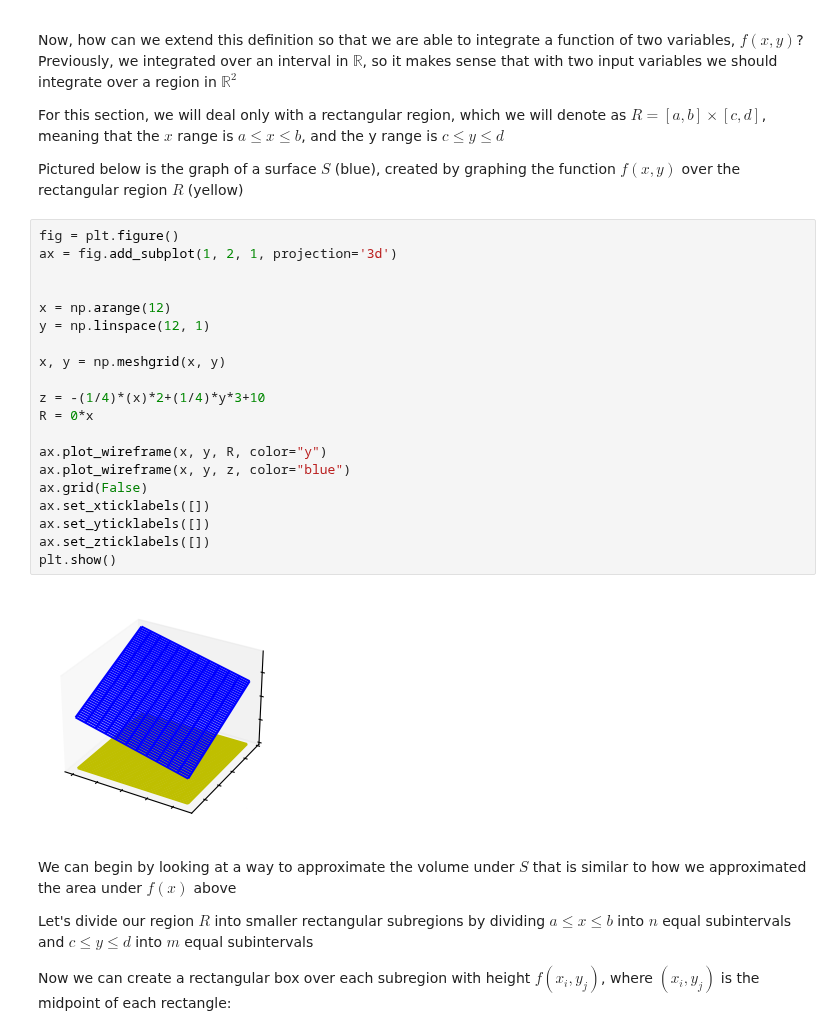
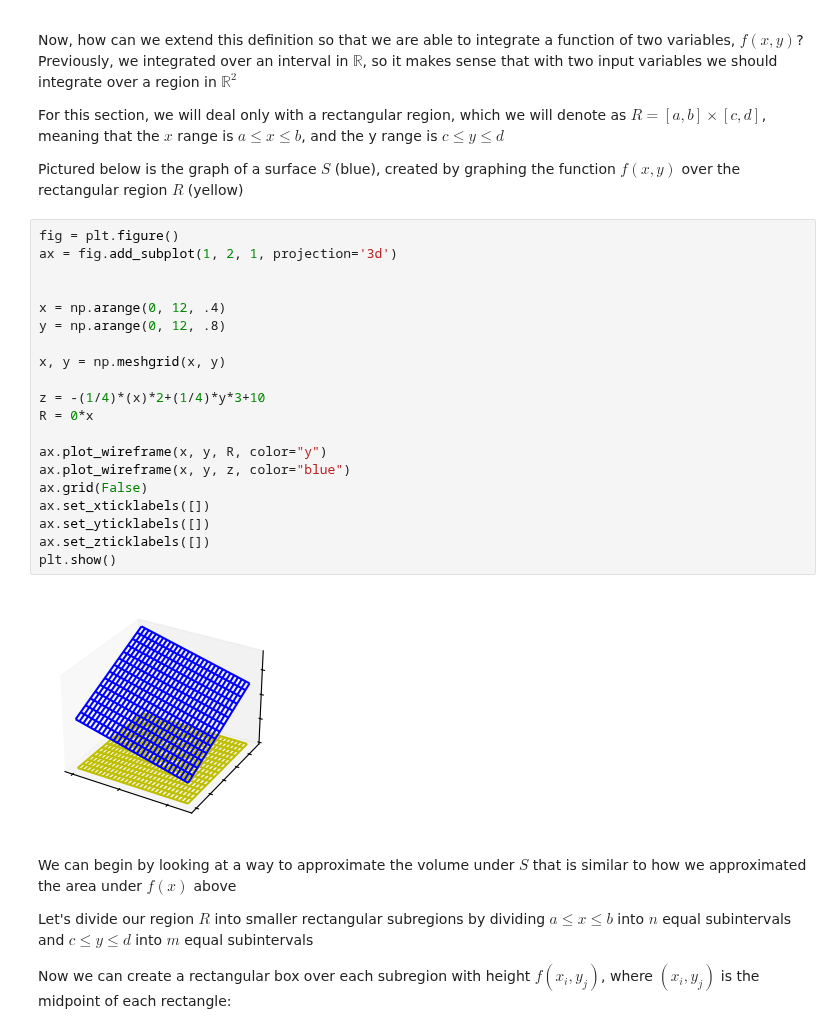
Before and after one commit to boomanaiden154/Notes, a Jupyter notebook: Math/Calculus/Notebooks/double_integration_rectangular.ipynb, the cells around one changed output. Cells and saved outputs as stored; diff of their text form.

```diff
--- a/Math/Calculus/Notebooks/double_integration_rectangular.ipynb
+++ b/Math/Calculus/Notebooks/double_integration_rectangular.ipynb
@@ -58,25 +58,25 @@ Pictured below is the graph of a surface $S$ (blue), created by graphing the fun
 # %%
 fig = plt.figure()
 ax = fig.add_subplot(1, 2, 1, projection='3d')
 
 
-x = np.arange(12)
-y = np.linspace(12, 1)
+x = np.arange(0, 12, .4)
+y = np.arange(0, 12, .8)
 
 x, y = np.meshgrid(x, y)
 
 z = -(1/4)*(x)*2+(1/4)*y*3+10
 R = 0*x
 
 ax.plot_wireframe(x, y, R, color="y")
 ax.plot_wireframe(x, y, z, color="blue")
 ax.grid(False)
 ax.set_xticklabels([])
 ax.set_yticklabels([])
 ax.set_zticklabels([])
 plt.show()
 # %% [output]
-[figure, old version]
+[figure, new version]
 # %% [markdown]
 We can begin by looking at a way to approximate the volume under $S$ that is similar to how we approximated the area under $f(x)$ above
 
```
Also changed, not shown: parts of 1 cell of this notebook.
